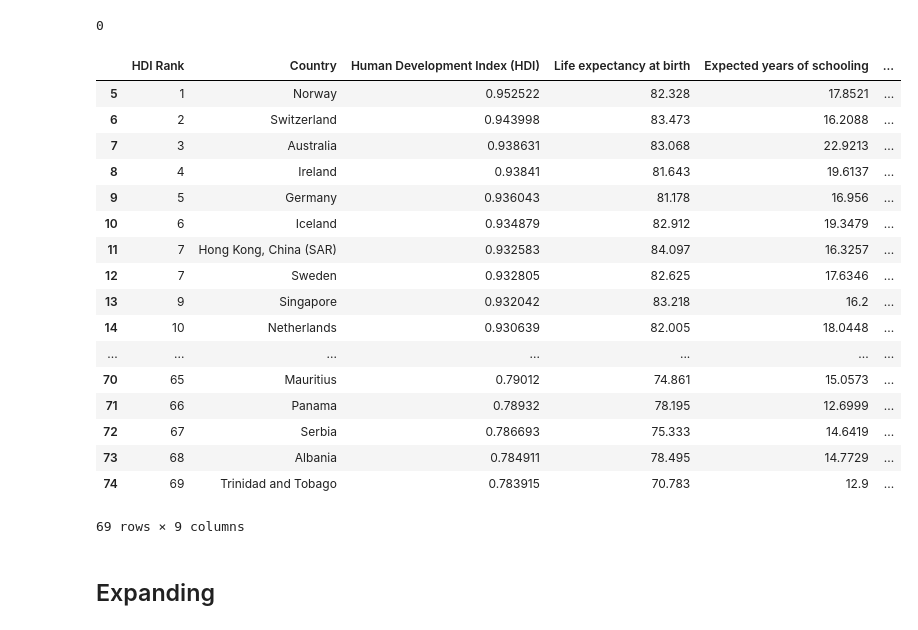
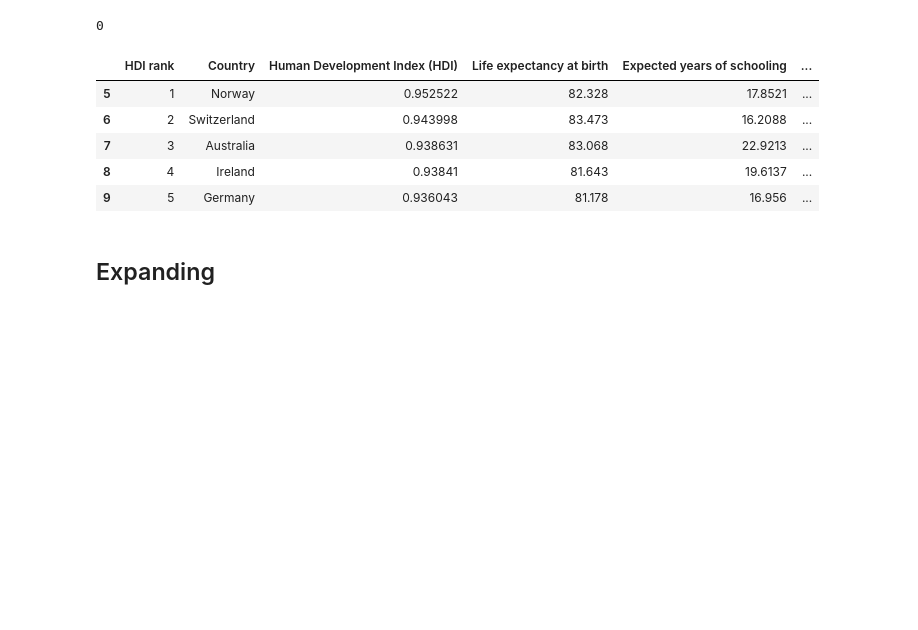
Before and after one commit to CiaranCurran/COMP30760, a Jupyter notebook: undp.ipynb, the cells around one changed output. Cells and saved outputs as stored; diff of their text form; code cells hidden in the pictures; blank space fills up the shorter version.

```diff
--- a/undp.ipynb
+++ b/undp.ipynb
@@ -35,0 +27,3 @@ data.head()
+# %%
+data = data.drop(['Unnamed: 14'], axis = 1) #we don't need two columns for HDI rank.
+data.head()
@@ -54,10 +55,10 @@ headers
  nan,
  'HDI rank']
 # %%
-headers[0] = "HDI Rank"
+headers[0] = "HDI rank"
 headers[1] = "Country"
-# %%
-data.columns = headers
+# %%
+data.columns = headers[:14] #here we give a slice of the headers list as we have removed the second column for HDI rank
 # %%
 data.head()
 # %% [output]
@@ -112,26 +113,14 @@ data.isnull().sum().sum() # count the null values again
 # %% [output]
 0
 # %%
-data.head(69)
+data.head()
 # %% [output]
-|  | HDI Rank | Country | Human Development Index (HDI) | Life expectancy at birth | Expected years of schooling | ... |
+|  | HDI rank | Country | Human Development Index (HDI) | Life expectancy at birth | Expected years of schooling | ... |
 | 5 | 1 | Norway | 0.952522 | 82.328 | 17.8521 | ... |
 | 6 | 2 | Switzerland | 0.943998 | 83.473 | 16.2088 | ... |
 | 7 | 3 | Australia | 0.938631 | 83.068 | 22.9213 | ... |
 | 8 | 4 | Ireland | 0.93841 | 81.643 | 19.6137 | ... |
 | 9 | 5 | Germany | 0.936043 | 81.178 | 16.956 | ... |
-| 10 | 6 | Iceland | 0.934879 | 82.912 | 19.3479 | ... |
-| 11 | 7 | Hong Kong, China (SAR) | 0.932583 | 84.097 | 16.3257 | ... |
-| 12 | 7 | Sweden | 0.932805 | 82.625 | 17.6346 | ... |
-| 13 | 9 | Singapore | 0.932042 | 83.218 | 16.2 | ... |
-| 14 | 10 | Netherlands | 0.930639 | 82.005 | 18.0448 | ... |
-| ... | ... | ... | ... | ... | ... | ... |
-| 70 | 65 | Mauritius | 0.79012 | 74.861 | 15.0573 | ... |
-| 71 | 66 | Panama | 0.78932 | 78.195 | 12.6999 | ... |
-| 72 | 67 | Serbia | 0.786693 | 75.333 | 14.6419 | ... |
-| 73 | 68 | Albania | 0.784911 | 78.495 | 14.7729 | ... |
-| 74 | 69 | Trinidad and Tobago | 0.783915 | 70.783 | 12.9 | ... |
-69 rows × 9 columns
 # %%
 data.to_csv("out.csv")
 # %% [markdown]
```
Also changed, not shown: parts of 23 cells of this notebook, 1 other file.
